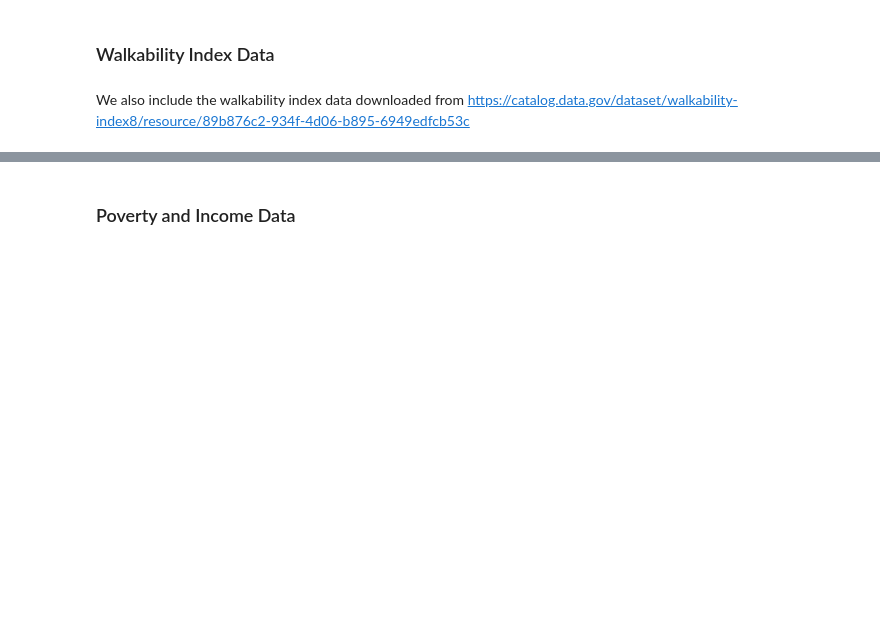
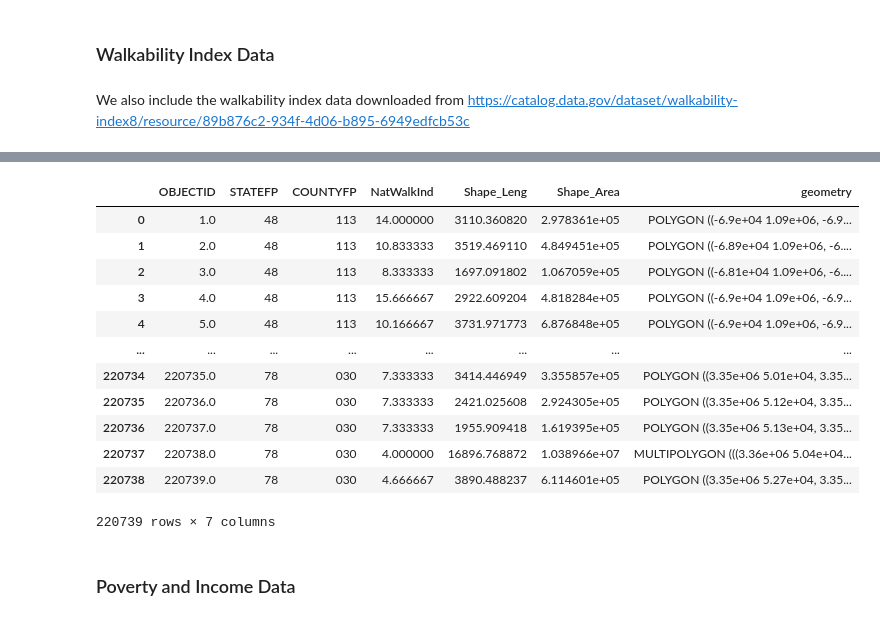
Before and after one commit to Bonface-Osoro/lung, a Jupyter notebook: scripts/GWR Data Prep.ipynb, the cells around one changed output, grey strips where cells are left out. Drawn from its saved outputs; the diff is of its cells as text; code cells hidden in the pictures; blank space fills up the shorter version.

```diff
--- a/scripts/GWR Data Prep.ipynb
+++ b/scripts/GWR Data Prep.ipynb
@@ -68,8 +84,23 @@ We also include the walkability index data downloaded from https://catalog.data.
 # %%
-walk_path = os.path.join(DATA_RAW, 'county_walkability_index.csv')
-wki = pd.read_csv(walk_path)
-wki = wki.rename(columns = {'NAME': 'county_name',
+walk_path = os.path.join(DATA_RAW, 'geodata', 'walkability_index.shp')
+wki = gpd.read_file(walk_path)
+wki = wki.rename(columns = {'STATEFP': 'county_name',
     'STATE_NAME': 'state', 'mean': 'walkability_index'})
+wki
+# %% [output]
+|  | OBJECTID | STATEFP | COUNTYFP | NatWalkInd | Shape_Leng | Shape_Area | geometry |
+| 0 | 1.0 | 48 | 113 | 14.000000 | 3110.360820 | 2.978361e+05 | POLYGON ((-6.9e+04 1.09e+06, -6.9... |
+| 1 | 2.0 | 48 | 113 | 10.833333 | 3519.469110 | 4.849451e+05 | POLYGON ((-6.89e+04 1.09e+06, -6.... |
+| 2 | 3.0 | 48 | 113 | 8.333333 | 1697.091802 | 1.067059e+05 | POLYGON ((-6.81e+04 1.09e+06, -6.... |
+| 3 | 4.0 | 48 | 113 | 15.666667 | 2922.609204 | 4.818284e+05 | POLYGON ((-6.9e+04 1.09e+06, -6.9... |
+| 4 | 5.0 | 48 | 113 | 10.166667 | 3731.971773 | 6.876848e+05 | POLYGON ((-6.9e+04 1.09e+06, -6.9... |
+| ... | ... | ... | ... | ... | ... | ... | ... |
+| 220734 | 220735.0 | 78 | 030 | 7.333333 | 3414.446949 | 3.355857e+05 | POLYGON ((3.35e+06 5.01e+04, 3.35... |
+| 220735 | 220736.0 | 78 | 030 | 7.333333 | 2421.025608 | 2.924305e+05 | POLYGON ((3.35e+06 5.12e+04, 3.35... |
+| 220736 | 220737.0 | 78 | 030 | 7.333333 | 1955.909418 | 1.619395e+05 | POLYGON ((3.35e+06 5.13e+04, 3.35... |
+| 220737 | 220738.0 | 78 | 030 | 4.000000 | 16896.768872 | 1.038966e+07 | MULTIPOLYGON (((3.36e+06 5.04e+04... |
+| 220738 | 220739.0 | 78 | 030 | 4.666667 | 3890.488237 | 6.114601e+05 | POLYGON ((3.35e+06 5.27e+04, 3.35... |
+220739 rows × 7 columns
 # %%
 df2 = pd.merge(df1, wki, on =['state', 'county_name'], how = 'left')
 # %% [markdown]
```
Also changed, not shown: parts of 2 cells of this notebook, 6 other files.
